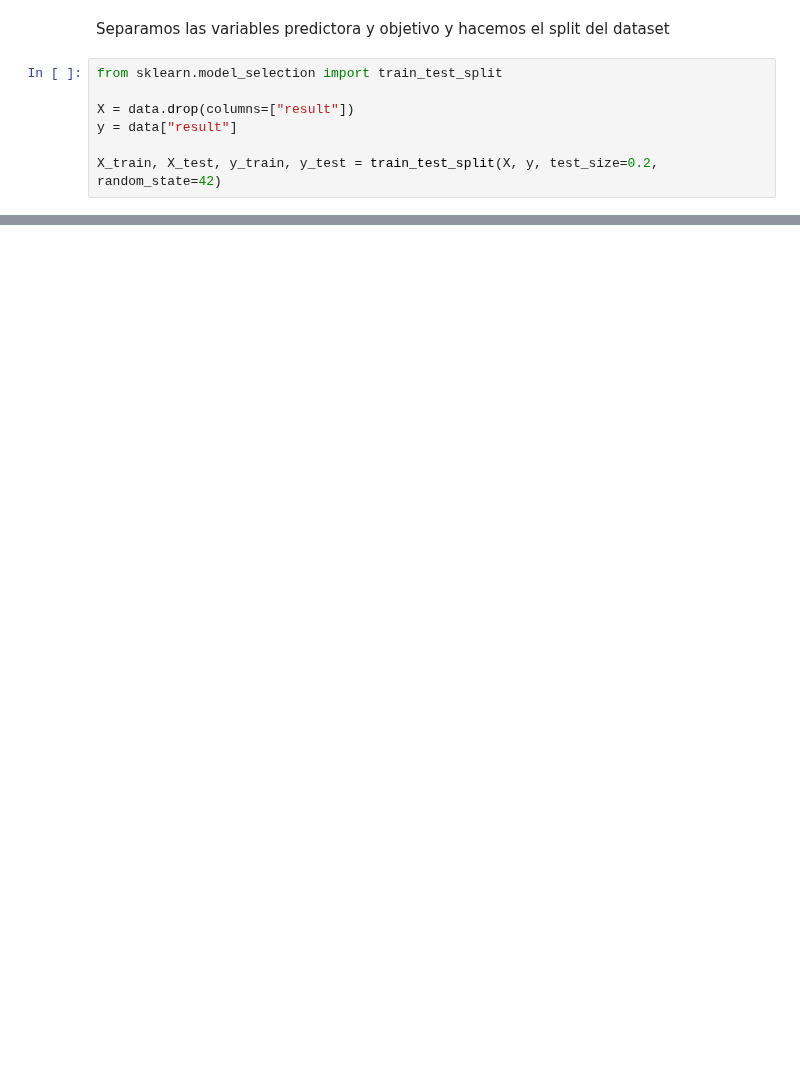
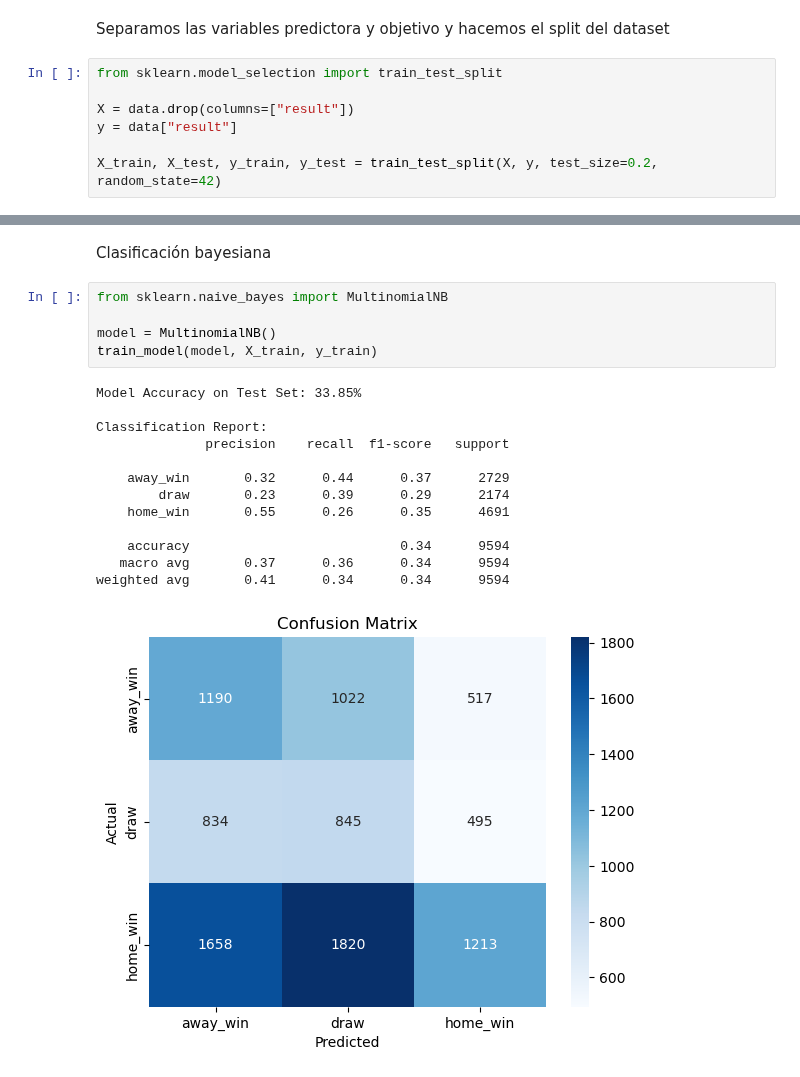
Before and after one commit to nestorojeda/MatematicasFeedback, a Jupyter notebook: code/notebook.ipynb, the cells around one changed output, grey strips where cells are left out. Cells and saved outputs as stored; diff of their text form; blank space fills up the shorter version.

```diff
--- a/code/notebook.ipynb
+++ b/code/notebook.ipynb
@@ -713,0 +740,21 @@ Feature Importance:
+# %% [markdown]
+Clasificación bayesiana
+# %%
+from sklearn.naive_bayes import MultinomialNB
+
+model = MultinomialNB()
+train_model(model, X_train, y_train)
+# %% [output]
+Model Accuracy on Test Set: 33.85%
+
+Classification Report:
+              precision    recall  f1-score   support
+
+    away_win       0.32      0.44      0.37      2729
+        draw       0.23      0.39      0.29      2174
+    home_win       0.55      0.26      0.35      4691
+
+    accuracy                           0.34      9594
+   macro avg       0.37      0.36      0.34      9594
+weighted avg       0.41      0.34      0.34      9594
+[figure, added]
```
Also changed, not shown: parts of 7 cells of this notebook.
